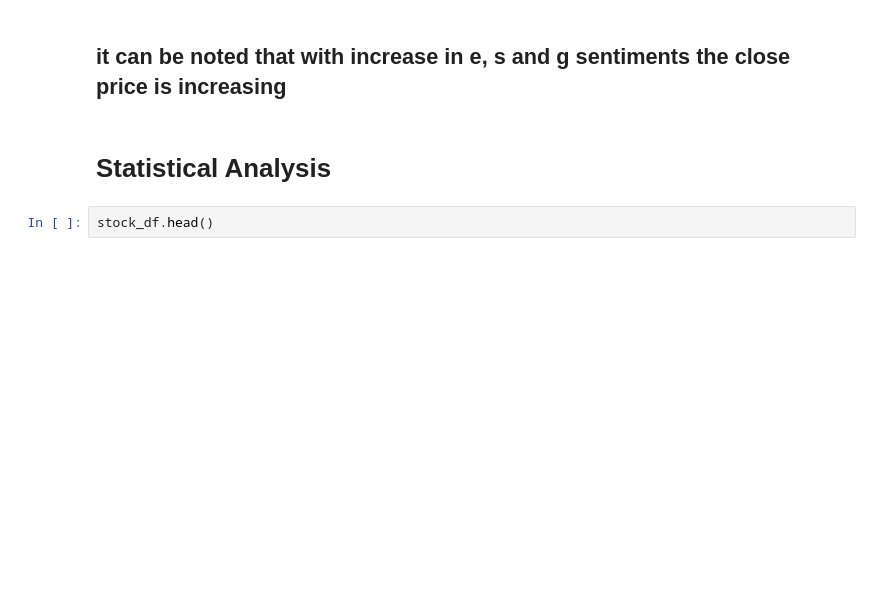
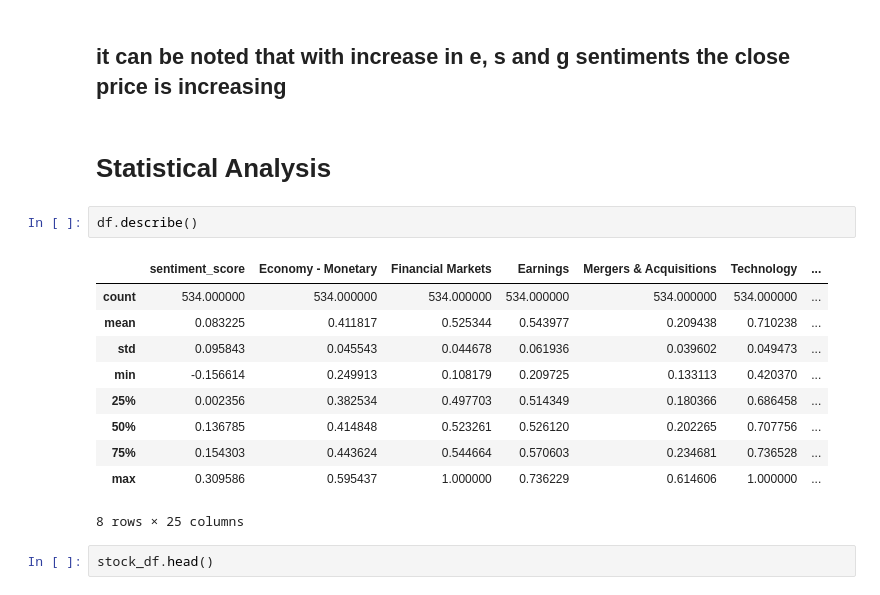
Before and after one commit to sahilfaizal01/Stock-Feature-Prediction-using-News-Based-ESG-Sentiment-Analysis, a Jupyter notebook: FDS_EDA_Stock_Price_Project.ipynb, the cells around one changed output. Drawn from its saved outputs; the diff is of its cells as text; blank space fills up the shorter version.

```diff
--- a/FDS_EDA_Stock_Price_Project.ipynb
+++ b/FDS_EDA_Stock_Price_Project.ipynb
@@ -669,6 +669,19 @@ plt.show()
 ## it can be noted that with increase in e, s and g sentiments the close price is increasing
 # %% [markdown]
 # **Statistical Analysis**
+# %%
+df.describe()
+# %% [output]
+|  | sentiment_score | Economy - Monetary | Financial Markets | Earnings | Mergers & Acquisitions | Technology | ... |
+| count | 534.000000 | 534.000000 | 534.000000 | 534.000000 | 534.000000 | 534.000000 | ... |
+| mean | 0.083225 | 0.411817 | 0.525344 | 0.543977 | 0.209438 | 0.710238 | ... |
+| std | 0.095843 | 0.045543 | 0.044678 | 0.061936 | 0.039602 | 0.049473 | ... |
+| min | -0.156614 | 0.249913 | 0.108179 | 0.209725 | 0.133113 | 0.420370 | ... |
+| 25% | 0.002356 | 0.382534 | 0.497703 | 0.514349 | 0.180366 | 0.686458 | ... |
+| 50% | 0.136785 | 0.414848 | 0.523261 | 0.526120 | 0.202265 | 0.707756 | ... |
+| 75% | 0.154303 | 0.443624 | 0.544664 | 0.570603 | 0.234681 | 0.736528 | ... |
+| max | 0.309586 | 0.595437 | 1.000000 | 0.736229 | 0.614606 | 1.000000 | ... |
+8 rows × 25 columns
 # %%
 stock_df.head()
 # %% [output]
```
